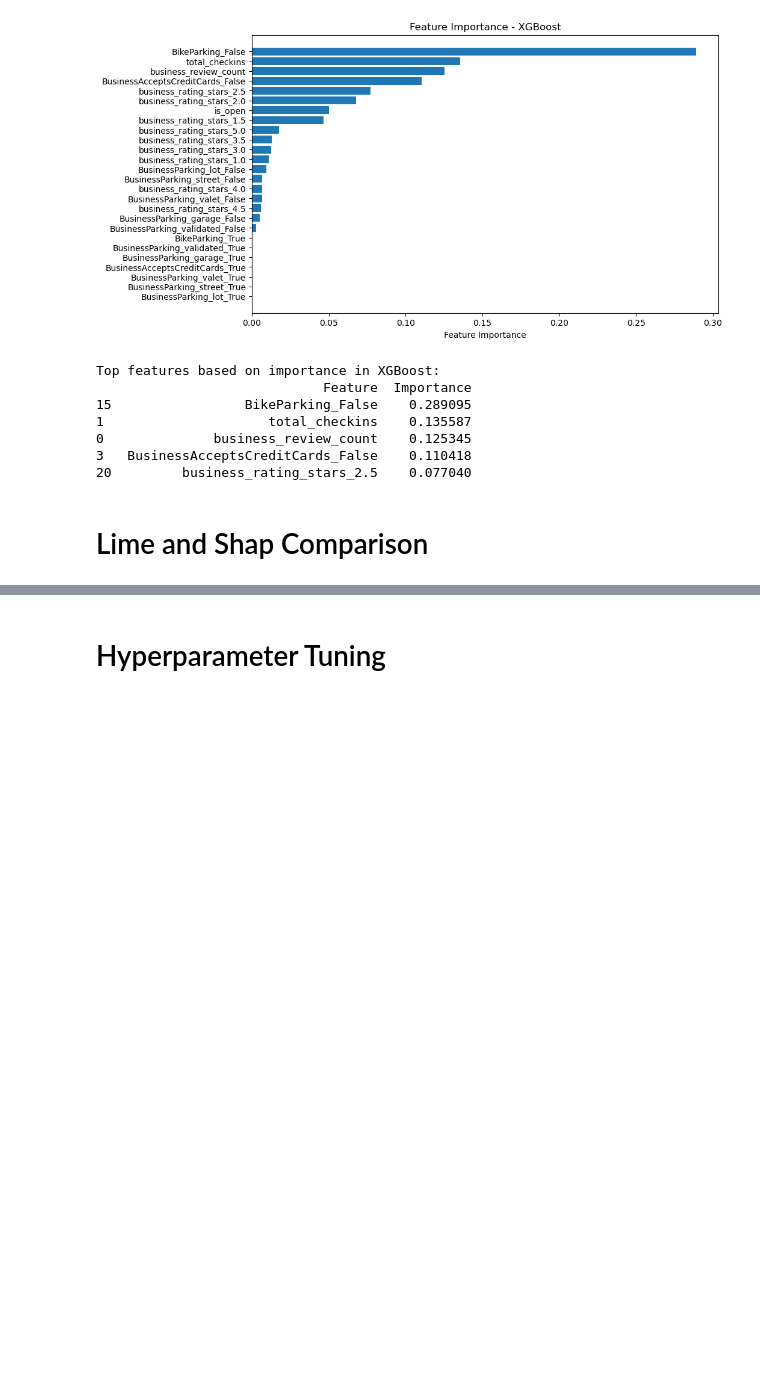
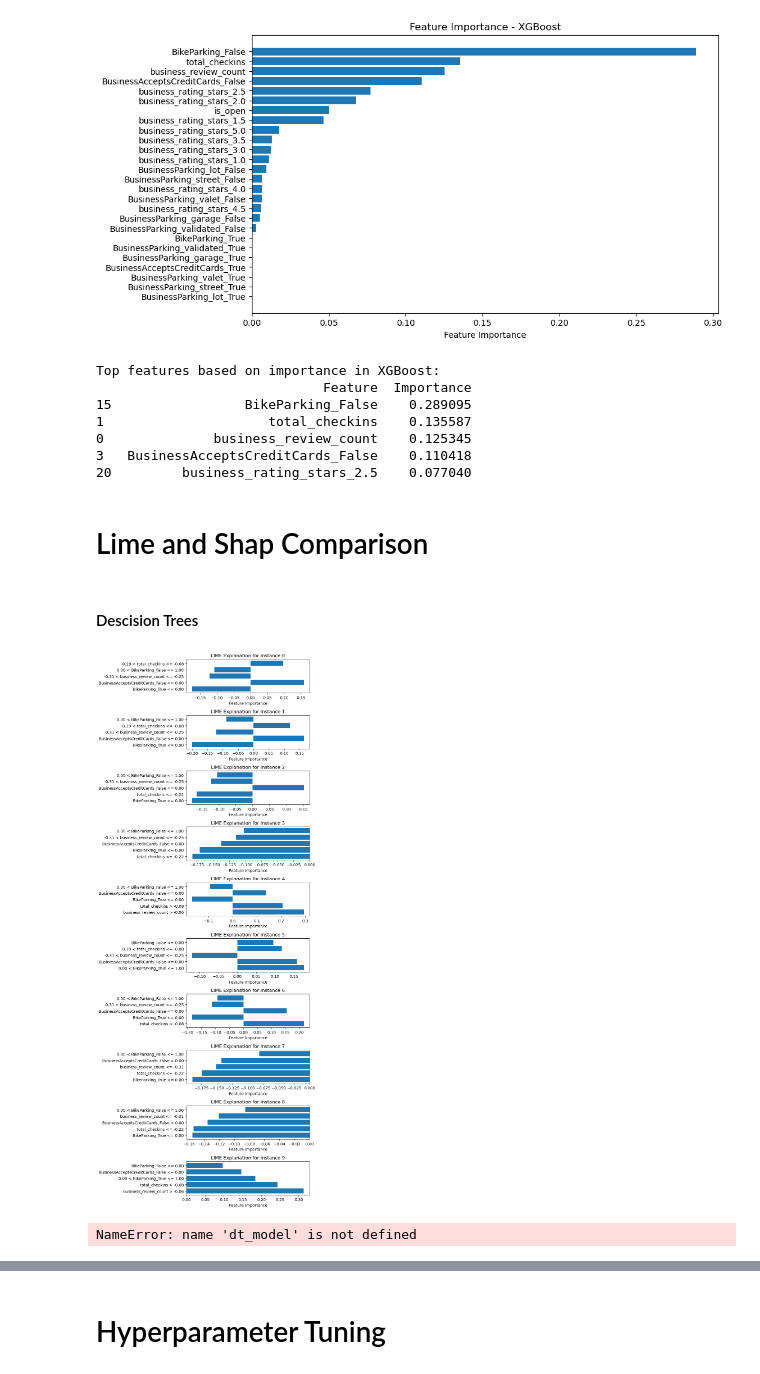
Before and after one commit to Chalithya/AISC2000_Group_01, a Jupyter notebook: ML2_Group_Assignment_1_Group_Trees 3.ipynb, the cells around one changed output, grey strips where cells are left out. Cells and saved outputs as stored; diff of their text form; code cells hidden in the pictures; blank space fills up the shorter version.

Commit message:
Added Lime and Shap

```diff
--- a/ML2_Group_Assignment_1_Group_Trees 3.ipynb
+++ b/ML2_Group_Assignment_1_Group_Trees 3.ipynb
@@ -490,6 +487,9 @@ merged_data.head()
 # %%
 dataset_with_target=merged_data.copy()
 dataset_with_target.to_csv('dataset_with_target.csv', index=False)
+# %%
+#Temp
+dataset_with_target = pd.read_csv("C:\\Users\\mdabd\\Downloads\\dataset_with_target.csv")
 # %% [markdown]
 ### Data preproccessing
 # %%
@@ -1263,3 +1265,5 @@ Top features based on importance in XGBoost:
 20         business_rating_stars_2.5    0.077040
 # %% [markdown]
 # Lime and Shap Comparison
+# %% [markdown]
+#### Descision Trees
@@ -1265,0 +1274,32 @@ Top features based on importance in XGBoost:
+# %%
+lime_explainer = LimeTabularExplainer(x_train_encoded.values,
+                                 feature_names=x_train_encoded.columns,
+                                 class_names=y_train['validated'].unique().tolist(),
+                                 discretize_continuous=True)
+# %%
+explanations = []
+instances = x_test_encoded.sample(n=10)  # Select 10 random rows
+for _, instance in instances.iterrows():
+    exp = lime_explainer.explain_instance(instance.values, dt_model.predict_proba, num_features=5)
+    explanations.append(exp)
+# %%
+fig, axs = plt.subplots(nrows=10, ncols=1, figsize=(8, 20))
+for i, exp in enumerate(explanations):
+    feature_importances = [x[1] for x in exp.as_list()]
+    feature_names = [x[0] for x in exp.as_list()]
+    axs[i].barh(range(len(feature_importances)), feature_importances)
+    axs[i].set_yticks(range(len(feature_names)))
+    axs[i].set_yticklabels(feature_names)
+    axs[i].set_xlabel('Feature Importance')
+    axs[i].set_title('LIME Explanation for Instance {}'.format(i))
+
+# Show the plot
+plt.tight_layout()
+plt.show()
+# %% [output]
+[figure, added]
+# %%
+shap_explainer = shap.Explainer(dt_model, x_train_encoded)
+shap_values =  shap_explainer(x_train_encoded)
+# %% [output]
+NameError: name 'dt_model' is not defined
```
Also changed, not shown: parts of 29 cells of this notebook.
